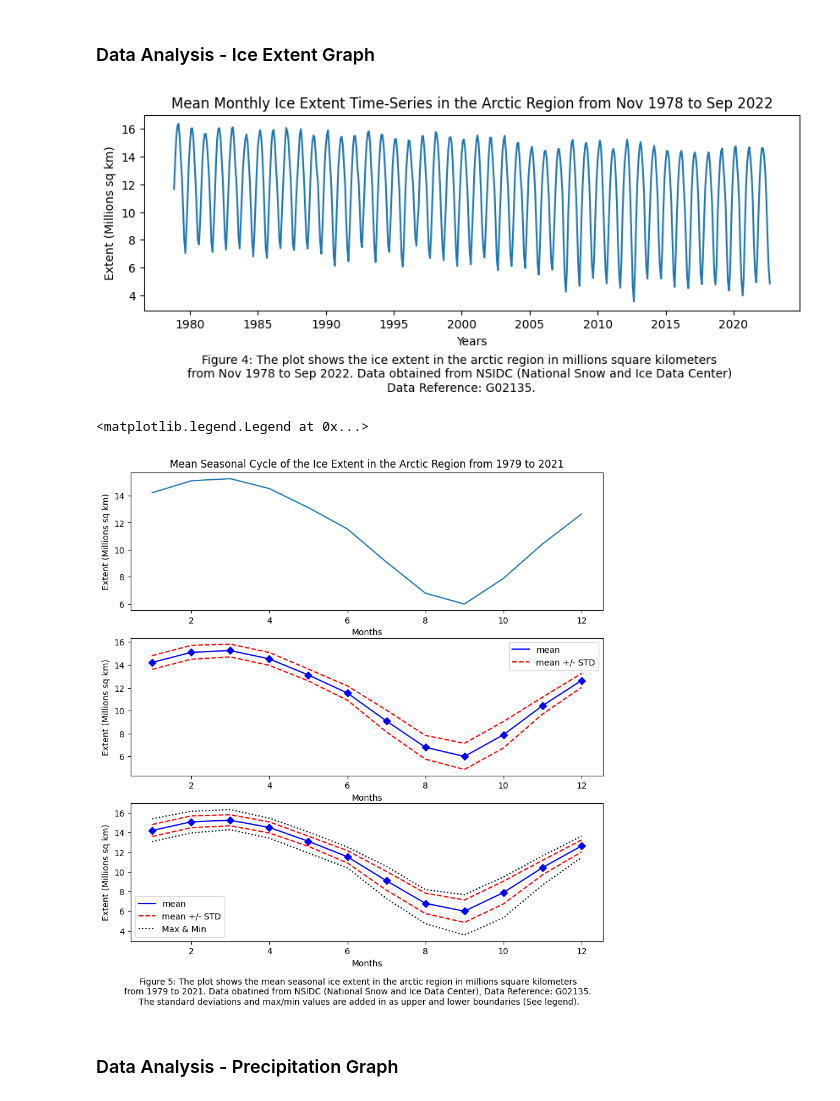
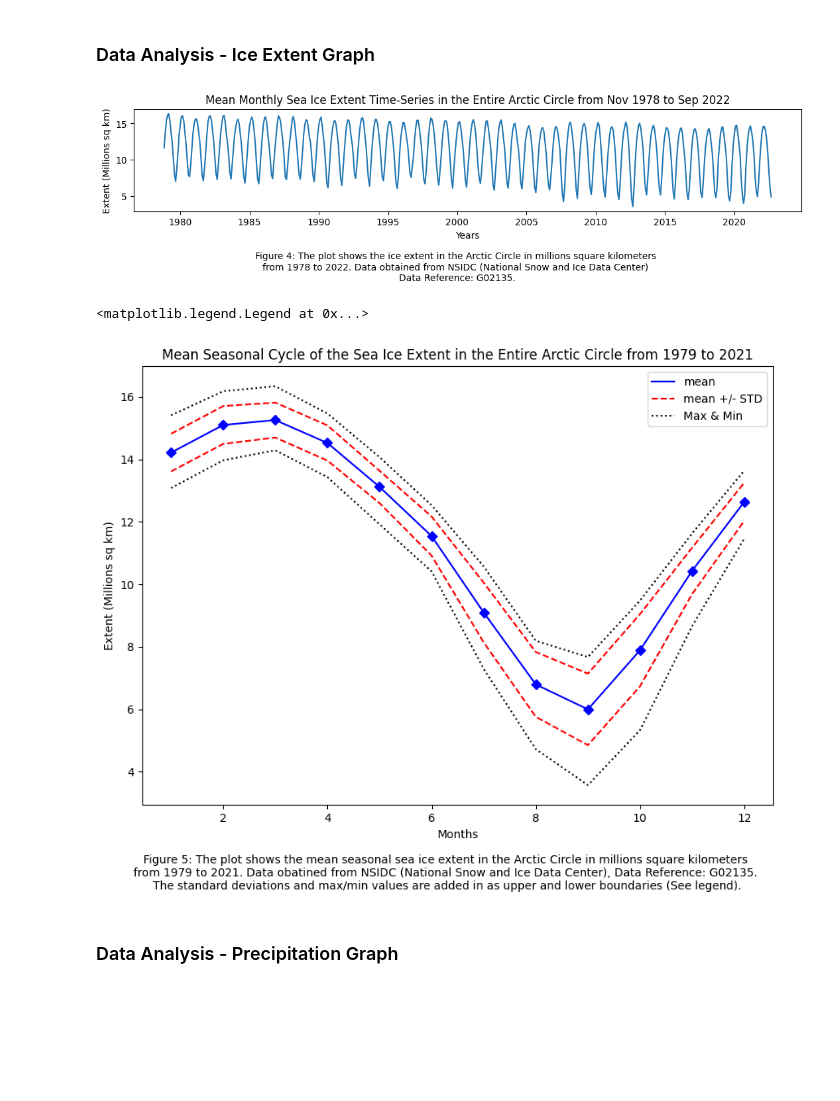
Before and after one commit to gardeneda/Arctic-Ice-vs-Precipitation, a Jupyter notebook: data_management.ipynb, the cells around one changed output. Cells and saved outputs as stored; diff of their text form; code cells hidden in the pictures; blank space fills up the shorter version.

```diff
--- a/data_management.ipynb
+++ b/data_management.ipynb
@@ -23,9 +23,26 @@ def convert_to_datetime(year:str, month:str, index:int, DataFrame:pd.DataFrame)
     years = str(int(DataFrame.iloc[index][year]))
     months = str(int(DataFrame.iloc[index][month]))
     form_prep = years+'/'+months
-    date_time = datetime.strptime(form_prep, '%Y/%m')
+    date_time = dt.strptime(form_prep, '%Y/%m')
 
     return date_time
+
+
+# Reference: https://stackoverflow.com/questions/6451655/how-to-convert-python-datetime-dates-to-decimal-float-years
+def toYearFraction(date):
+    def sinceEpoch(date): # returns seconds since epoch
+        return time.mktime(date.timetuple())
+    s = sinceEpoch
+
+    year = date.year
+    startOfThisYear = dt(year=year, month=1, day=1)
+    startOfNextYear = dt(year=year+1, month=1, day=1)
+
+    yearElapsed = s(date) - s(startOfThisYear)
+    yearDuration = s(startOfNextYear) - s(startOfThisYear)
+    fraction = yearElapsed/yearDuration
+
+    return date.year + fraction
 # %% [markdown]
 <hr>
 <h3> Setting up Data for Ice Extent </h3>
@@ -374,20 +391,20 @@ plt.show()
 # %% [markdown]
 <h3>Data Analysis - Ice Extent Graph</h3>
 # %%
-## MEAN MONTHLY TIME-SERIES OF ICE EXTENT IN THE ARCTIC REGION
+## MEAN MONTHLY TIME-SERIES OF ICE EXTENT IN THE ARCTIC CIRCLE
 
-plt.figure(figsize=(10, 3))
+plt.figure(figsize=(13, 2))
 plt.plot(extent)
 plt.xlabel("Years")
 plt.ylabel("Extent (Millions sq km)")
-plt.title("Mean Monthly Ice Extent Time-Series in the Arctic Circle from Nov 1978 to Sep 2022")
-plt.figtext(0.5, -0.2, "Figure 4: The plot shows the ice extent in the Arctic Circle in millions square kilometers \n" +
-                        "from Nov 1978 to Sep 2022. Data obtained from NSIDC (National Snow and Ice Data Center) \n" +
+plt.title("Mean Monthly Sea Ice Extent Time-Series in the Entire Arctic Circle from Nov 1978 to Sep 2022")
+plt.figtext(0.5, -0.4, "Figure 4: The plot shows the ice extent in the Arctic Circle in millions square kilometers \n" +
+                        "from 1978 to 2022. Data obtained from NSIDC (National Snow and Ice Data Center) \n" +
                         "Data Reference: G02135."
             , wrap=True, horizontalalignment='center', fontsize=10)
 plt.show()
 # %% [output]
-[figure, old version]
+[figure, new version]
 # %%
 ## MEAN SEASONAL CYCLE OF ARCTIC ICE-EXTENT
 
@@ -414,42 +431,45 @@ extent_upper_std = extent_monthly_annual_cycle + extent_std
 extent_lower_std = extent_monthly_annual_cycle - extent_std
 
 # Create Two Subplots to show a generic trend in the top graph and a more in-depth analysis on the bottom.
-fig1, (ax1, ax12, ax2) = plt.subplots(3,1,figsize=[10,10])
+# fig1, (ax1, ax12, ax2) = plt.subplots(3,1,figsize=[10,10])
 
 # Subplot with general trend
-ax1.plot(extent_monthly_annual_cycle)
-ax1.set_title("Mean Seasonal Cycle of the Ice Extent in the Arctic Region from 1979 to 2021")
-ax1.set_xlabel("Months")
-ax1.set_ylabel("Extent (Millions sq km)")
+# ax1.plot(extent_monthly_annual_cycle)
+# ax1.set_title("Mean Seasonal Cycle of the Ice Extent in the Entire Arctic Circle from 1979 to 2021")
+# ax1.set_xlabel("Months")
+# ax1.set_ylabel("Extent (Millions sq km)")
 
 # Subplot with anomalies and min/max values plotted.
-ax12.plot(extent_monthly_annual_cycle, color='b', label='mean', linestyle='-')
-ax12.plot(extent_monthly_annual_cycle, 'bD')
-ax12.plot(extent_upper_std, color='r', label='mean +/- STD', linestyle='--')
-ax12.plot(extent_lower_std, color='r', linestyle='--')
-ax12.legend()
+# ax12.plot(extent_monthly_annual_cycle, color='b', label='mean', linestyle='-')
+# ax12.plot(extent_monthly_annual_cycle, 'bD')
+# ax12.plot(extent_upper_std, color='r', label='mean +/- STD', linestyle='--')
+# ax12.plot(extent_lower_std, color='r', linestyle='--')
+# ax12.legend()
 # ax12.plot(extent_max, color ='k', label='Max & Min', linestyle=':')
 # ax12.plot(extent_min, color ='k', linestyle=':')
-ax12.set_xlabel("Months")
-ax12.set_ylabel("Extent (Millions sq km)")
+# ax12.set_xlabel("Months")
+# ax12.set_ylabel("Extent (Millions sq km)")
 
 # Subplot with anomalies and min/max values plotted.
-ax2.plot(extent_monthly_annual_cycle, color='b', label='mean', linestyle='-')
-ax2.plot(extent_monthly_annual_cycle, 'bD')
-ax2.plot(extent_upper_std, color='r', label='mean +/- STD', linestyle='--')
-ax2.plot(extent_lower_std, color='r', linestyle='--')
-ax2.plot(extent_max, color ='k', label='Max & Min', linestyle=':')
-ax2.plot(extent_min, color ='k', linestyle=':')
-ax2.set_xlabel("Months")
-ax2.set_ylabel("Extent (Millions sq km)")
-plt.figtext(0.5, 0.009, "Figure 5: The plot shows the mean seasonal ice extent in the arctic region in millions square kilometers \n"
+plt.figure(figsize=(10, 7))
+plt.title("Mean Seasonal Cycle of the Sea Ice Extent in the Entire Arctic Circle from 1979 to 2021")
+plt.plot(extent_monthly_annual_cycle, color='b', label='mean', linestyle='-')
+plt.plot(extent_monthly_annual_cycle, 'bD')
+plt.plot(extent_upper_std, color='r', label='mean +/- STD', linestyle='--')
+plt.plot(extent_lower_std, color='r', linestyle='--')
+plt.plot(extent_max, color ='k', label='Max & Min', linestyle=':')
+plt.plot(extent_min, color ='k', linestyle=':')
+plt.xlabel("Months")
+plt.ylabel("Extent (Millions sq km)")
+plt.figtext(0.5, -0.035, "Figure 5: The plot shows the mean seasonal sea ice extent in the Arctic Circle in millions square kilometers \n"
                         + "from 1979 to 2021. Data obatined from NSIDC (National Snow and Ice Data Center), Data Reference: G02135. \n"
                         + "The standard deviations and max/min values are added in as upper and lower boundaries (See legend)."
             , wrap=True, horizontalalignment='center', fontsize=10)
-ax2.legend()
+plt.legend()
+# ax2.legend()
 # %% [output]
 <matplotlib.legend.Legend at 0x...>
-[figure, old version]
+[figure, new version]
 # %% [markdown]
 <h3>Data Analysis - Precipitation Graph</h3>
 # %%
```
Also changed, not shown: parts of 21 cells of this notebook, 4 other files.
